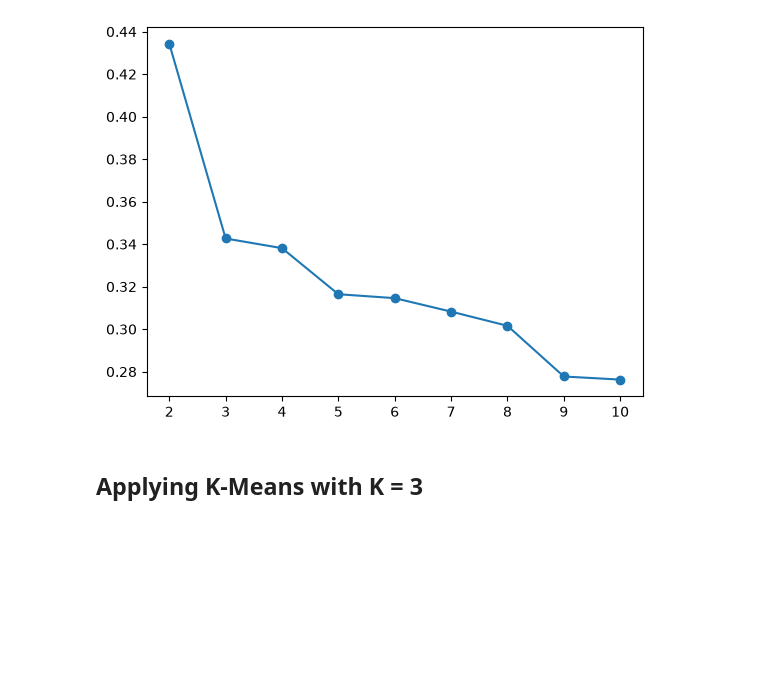
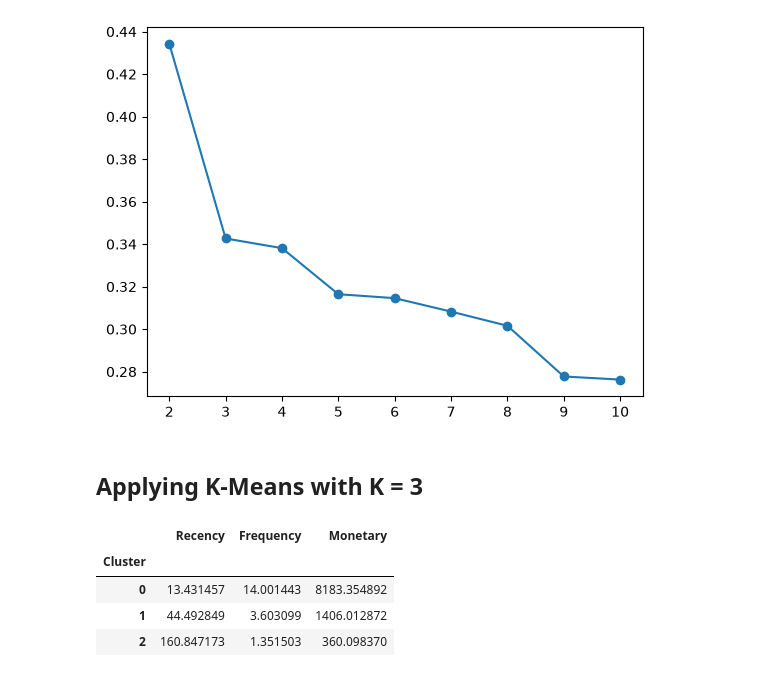
Before and after one commit to youssef-boudouar/cartSense, a Jupyter notebook: notebook/cartSense.ipynb, the cells around one changed output. Drawn from its saved outputs; the diff is of its cells as text; code cells hidden in the pictures; blank space fills up the shorter version.

Commit message:
feat: apply K-Means with most suitable K and assign clusters

```diff
--- a/notebook/cartSense.ipynb
+++ b/notebook/cartSense.ipynb
@@ -198,3 +198,16 @@ plt.show()
 [figure]
 # %% [markdown]
 ## Applying K-Means with K = 3
+# %%
+km = KMeans(n_clusters=3, init="k-means++", random_state=77, n_init=10)
+labels = km.fit_predict(rfm_standarized)
+rfm["Cluster"] = labels
+rfm
+rfm["Cluster"].value_counts()
+rfm.groupby("Cluster")[["Recency", "Frequency", "Monetary"]].mean()
+# %% [output]
+|  | Recency | Frequency | Monetary |
+| Cluster |  |  |  |
+| 0 | 13.431457 | 14.001443 | 8183.354892 |
+| 1 | 44.492849 | 3.603099 | 1406.012872 |
+| 2 | 160.847173 | 1.351503 | 360.098370 |
```
